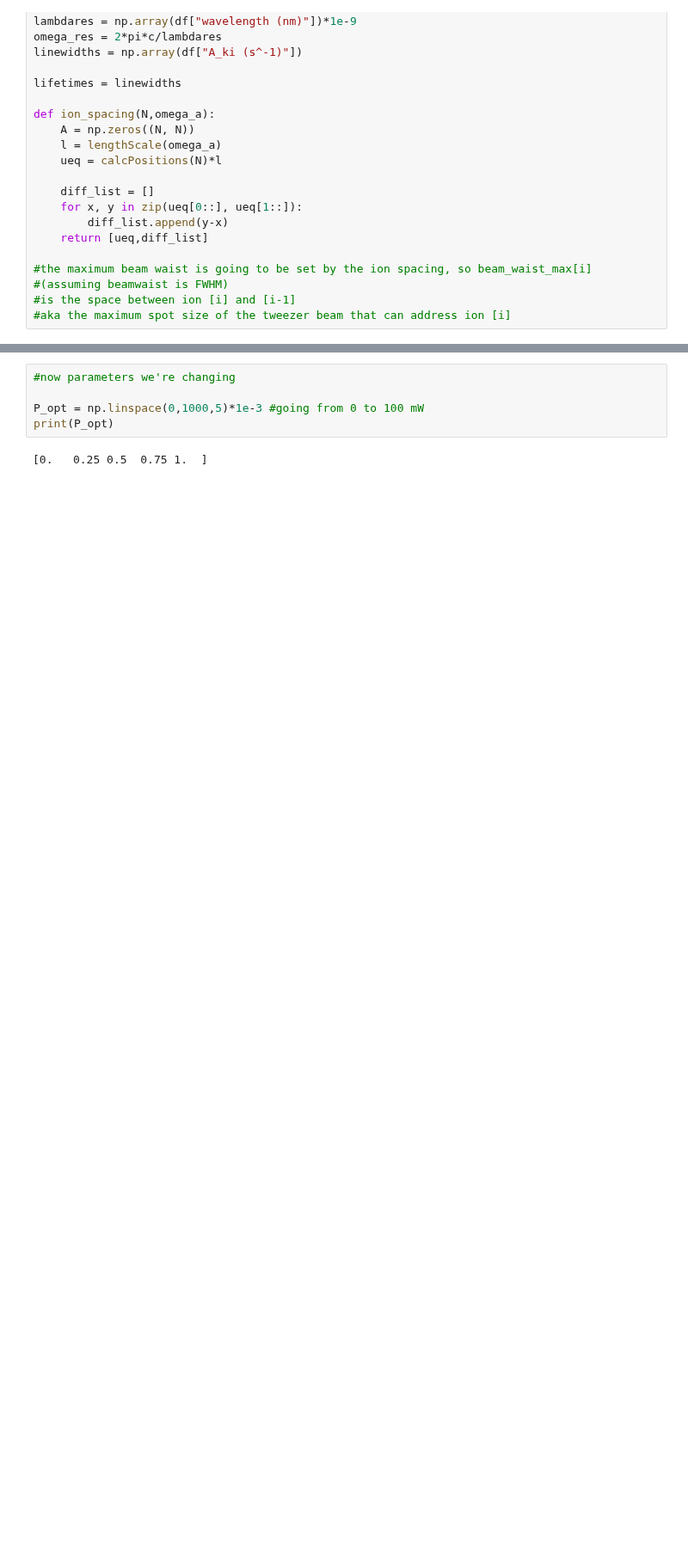
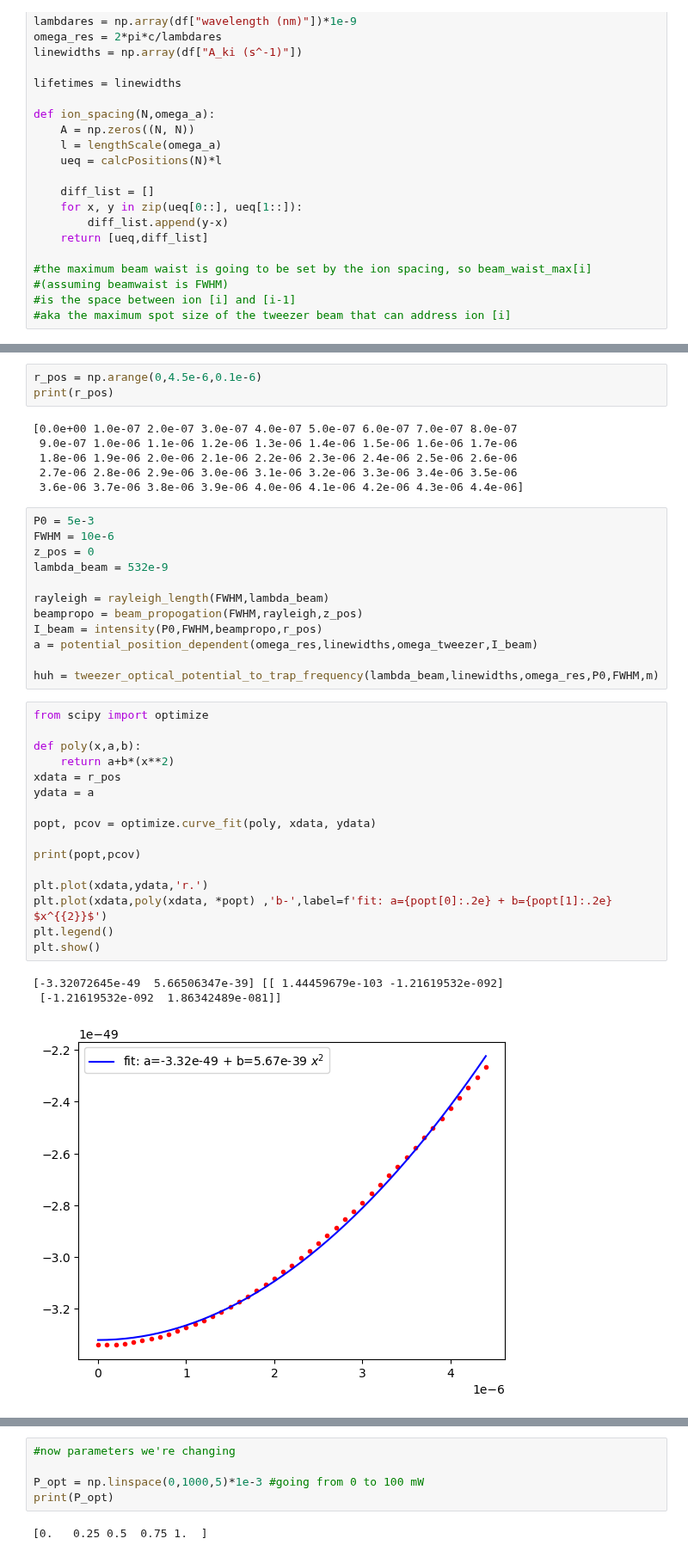
Before and after one commit to SQRLab/BladeRunner, a Jupyter notebook: Tweezers/Troubleshooting_Tests.ipynb, the cells around one changed output, grey strips where cells are left out. Shown at 86% size. Drawn from its saved outputs; the diff is of its cells as text; blank space fills up the shorter version.

Commit message:
fixed a typo and testing out 1 beam 2 ions

```diff
--- a/Tweezers/Troubleshooting_Tests.ipynb
+++ b/Tweezers/Troubleshooting_Tests.ipynb
@@ -74,0 +76,41 @@ ion_spacing(5,1*2*pi*1e6)
+# %%
+r_pos = np.arange(0,4.5e-6,0.1e-6)
+print(r_pos)
+# %% [output]
+[0.0e+00 1.0e-07 2.0e-07 3.0e-07 4.0e-07 5.0e-07 6.0e-07 7.0e-07 8.0e-07
+ 9.0e-07 1.0e-06 1.1e-06 1.2e-06 1.3e-06 1.4e-06 1.5e-06 1.6e-06 1.7e-06
+ 1.8e-06 1.9e-06 2.0e-06 2.1e-06 2.2e-06 2.3e-06 2.4e-06 2.5e-06 2.6e-06
+ 2.7e-06 2.8e-06 2.9e-06 3.0e-06 3.1e-06 3.2e-06 3.3e-06 3.4e-06 3.5e-06
+ 3.6e-06 3.7e-06 3.8e-06 3.9e-06 4.0e-06 4.1e-06 4.2e-06 4.3e-06 4.4e-06]
+# %%
+P0 = 5e-3
+FWHM = 10e-6
+z_pos = 0
+lambda_beam = 532e-9
+
+rayleigh = rayleigh_length(FWHM,lambda_beam)
+beampropo = beam_propogation(FWHM,rayleigh,z_pos)
+I_beam = intensity(P0,FWHM,beampropo,r_pos)
+a = potential_position_dependent(omega_res,linewidths,omega_tweezer,I_beam)
+
+huh = tweezer_optical_potential_to_trap_frequency(lambda_beam,linewidths,omega_res,P0,FWHM,m)
+# %%
+from scipy import optimize
+
+def poly(x,a,b):
+    return a+b*(x**2)
+xdata = r_pos
+ydata = a
+
+popt, pcov = optimize.curve_fit(poly, xdata, ydata)
+
+print(popt,pcov)
+
+plt.plot(xdata,ydata,'r.')
+plt.plot(xdata,poly(xdata, *popt) ,'b-',label=f'fit: a={popt[0]:.2e} + b={popt[1]:.2e} $x^{{2}}$')
+plt.legend()
+plt.show()
+# %% [output]
+[-3.32072645e-49  5.66506347e-39] [[ 1.44459679e-103 -1.21619532e-092]
+ [-1.21619532e-092  1.86342489e-081]]
+[figure, added]
```
Also changed, not shown: parts of 9 cells of this notebook, 1 other file.
